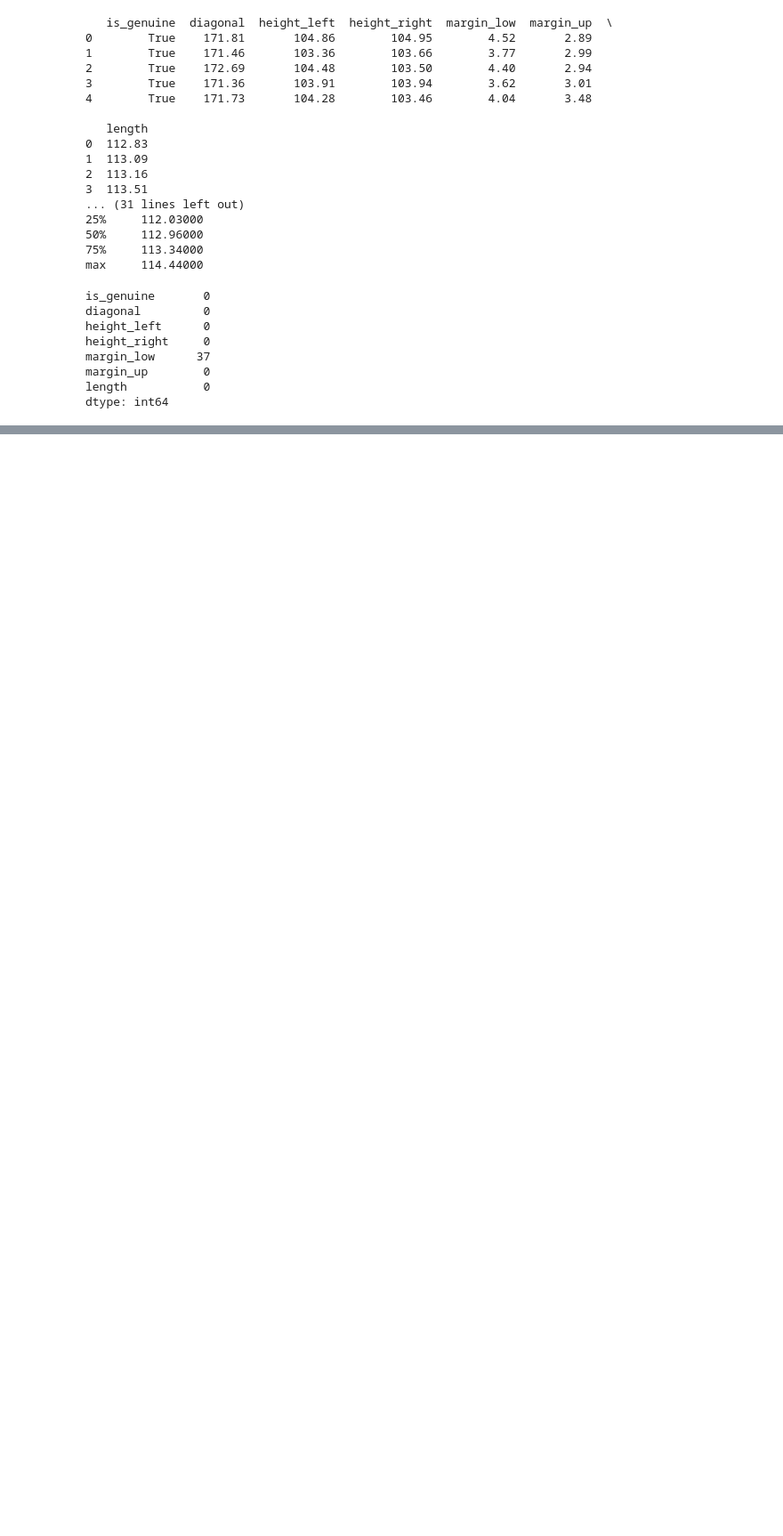
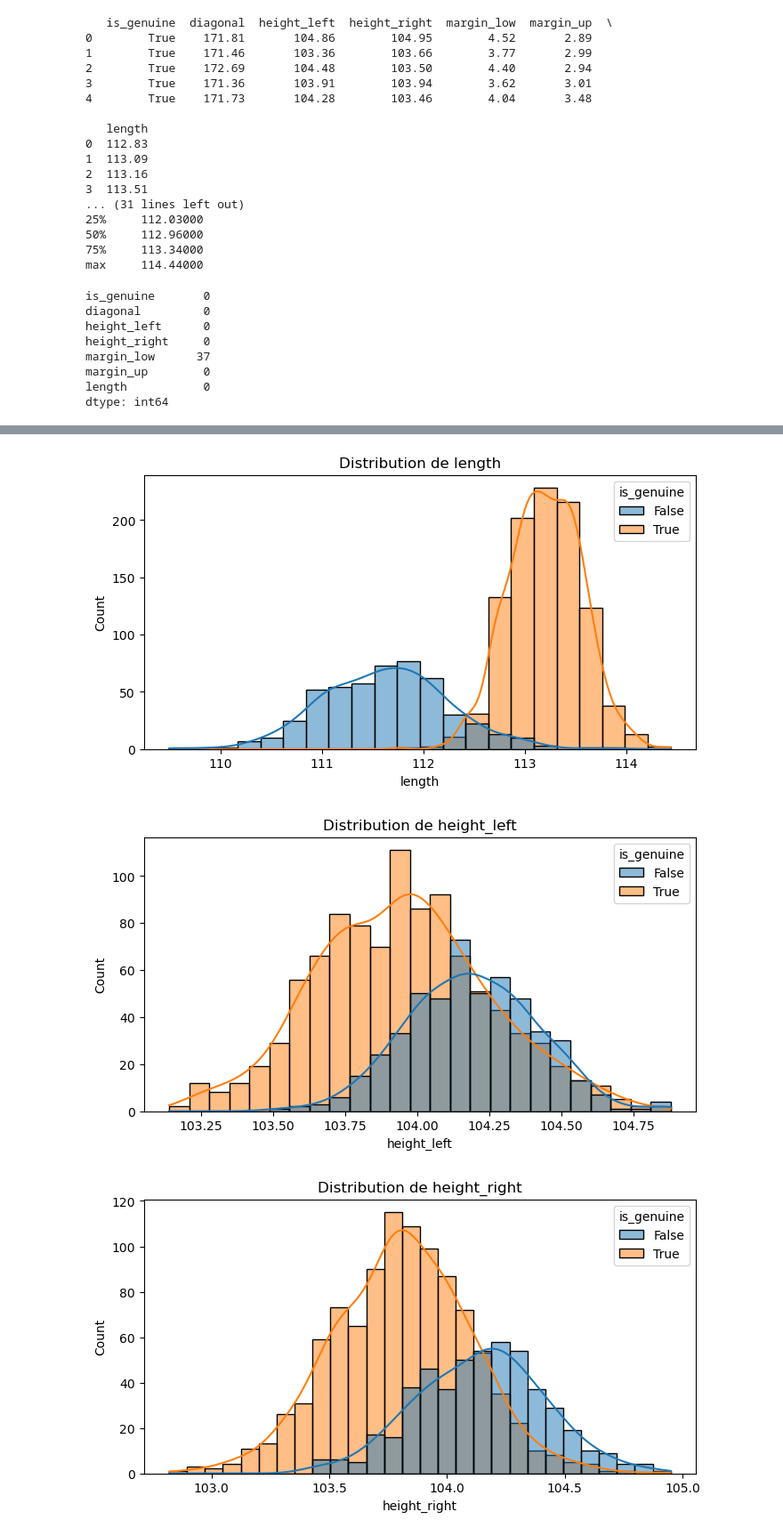
Before and after one commit to obenmaha/App-d-tection-faux-billet, a Jupyter notebook: Analyse notebook.ipynb, the cells around one changed output, grey strips where cells are left out. Shown at 89% size. Drawn from its saved outputs; the diff is of its cells as text; code cells hidden in the pictures; blank space fills up the shorter version.

```diff
--- a/Analyse notebook.ipynb
+++ b/Analyse notebook.ipynb
@@ -57,0 +69,12 @@ dtype: int64
+# %%
+# Histogrammes pour chaque caractéristique
+variables = ['length', 'height_left', 'height_right', 'margin_up', 'margin_low', 'diagonal']
+for variables in variables:
+    plt.figure(figsize=(8, 4))
+    sns.histplot(data, x=variables, hue='is_genuine', kde=True)
+    plt.title(f"Distribution de {variables}")
+    plt.show()
+# %% [output]
+[figure, added]
+[figure, added]
+[figure, added]
```
Also changed, not shown: parts of 6 cells of this notebook.
